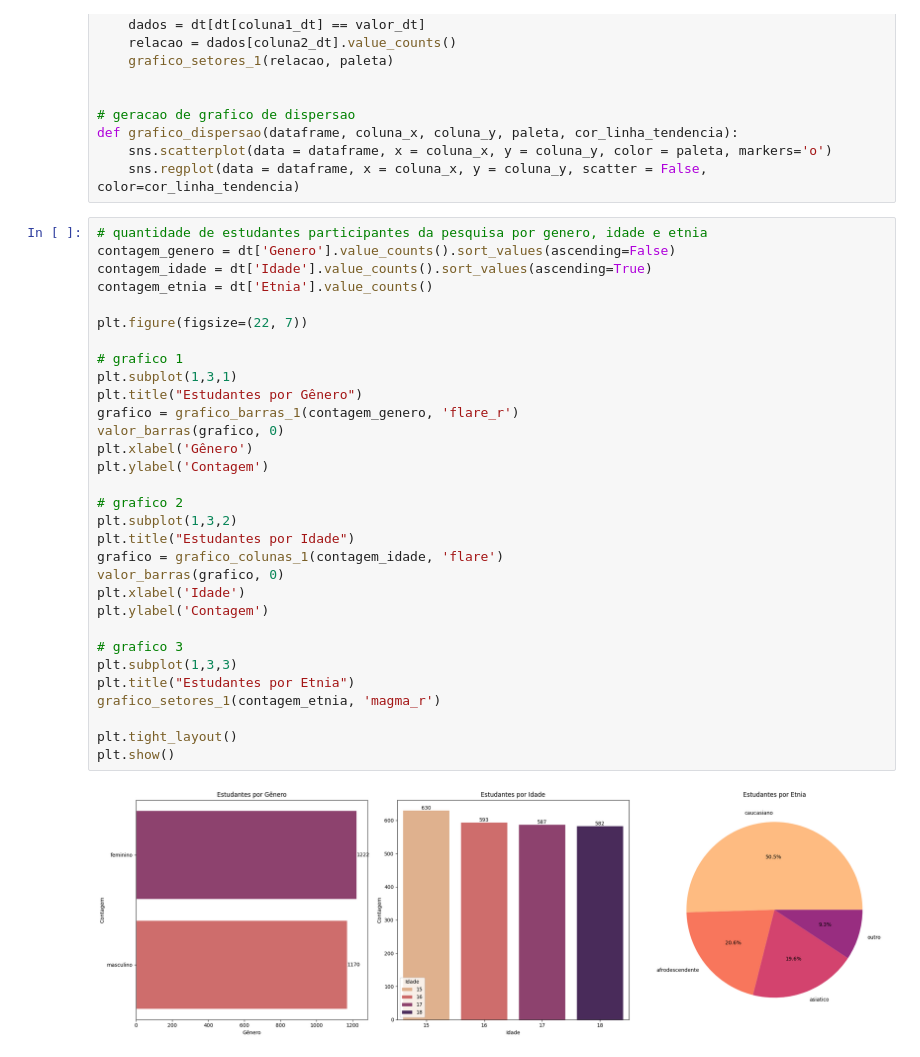
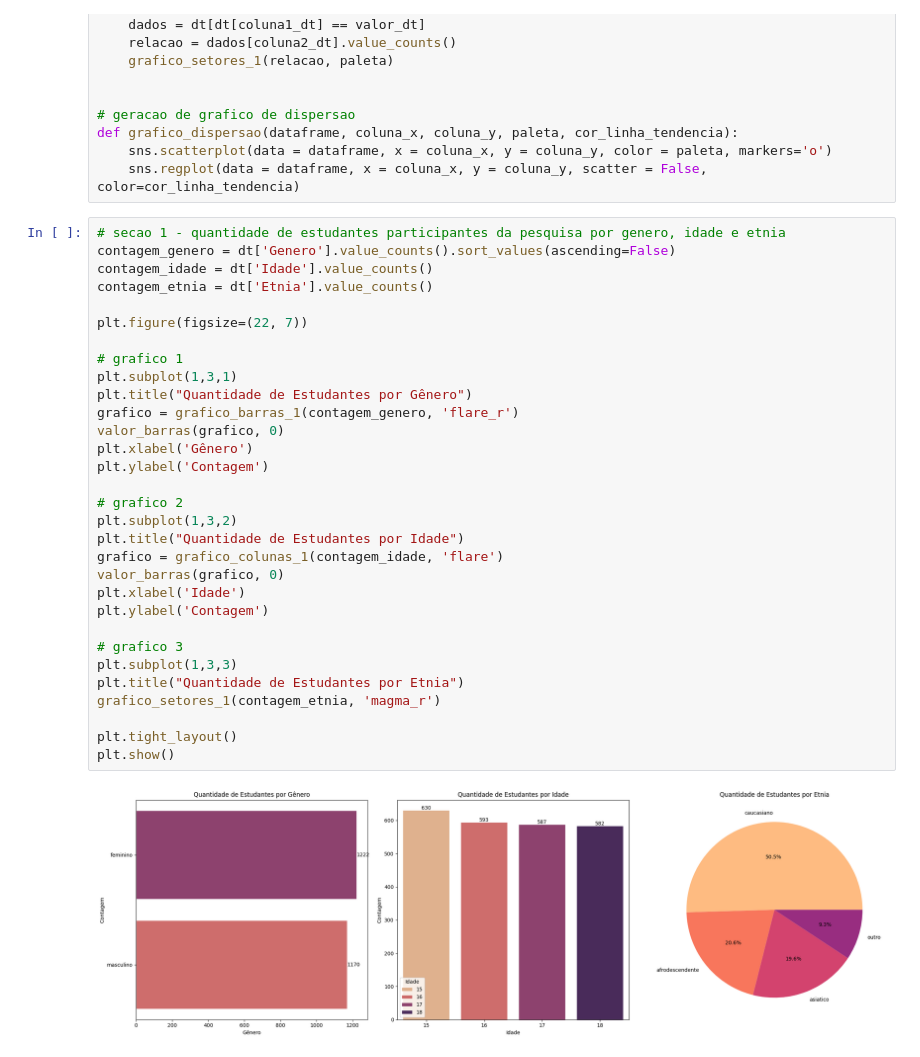
Before and after one commit to anavidev/dados-educacionais, a Jupyter notebook: notebook/analise_dados_educacionais.ipynb, the cells around one changed output. Cells and saved outputs as stored; diff of their text form.

```diff
--- a/notebook/analise_dados_educacionais.ipynb
+++ b/notebook/analise_dados_educacionais.ipynb
@@ -463,35 +462,35 @@ def grafico_dispersao(dataframe, coluna_x, coluna_y, paleta, cor_linha_tendencia
     sns.scatterplot(data = dataframe, x = coluna_x, y = coluna_y, color = paleta, markers='o')
     sns.regplot(data = dataframe, x = coluna_x, y = coluna_y, scatter = False, color=cor_linha_tendencia)
 # %%
-# quantidade de estudantes participantes da pesquisa por genero, idade e etnia
+# secao 1 - quantidade de estudantes participantes da pesquisa por genero, idade e etnia
 contagem_genero = dt['Genero'].value_counts().sort_values(ascending=False)
-contagem_idade = dt['Idade'].value_counts().sort_values(ascending=True)
+contagem_idade = dt['Idade'].value_counts()
 contagem_etnia = dt['Etnia'].value_counts()
 
 plt.figure(figsize=(22, 7))
 
 # grafico 1
 plt.subplot(1,3,1)
-plt.title("Estudantes por Gênero")
+plt.title("Quantidade de Estudantes por Gênero")
 grafico = grafico_barras_1(contagem_genero, 'flare_r')
 valor_barras(grafico, 0)
 plt.xlabel('Gênero')
 plt.ylabel('Contagem')
 
 # grafico 2
 plt.subplot(1,3,2)
-plt.title("Estudantes por Idade")
+plt.title("Quantidade de Estudantes por Idade")
 grafico = grafico_colunas_1(contagem_idade, 'flare')
 valor_barras(grafico, 0)
 plt.xlabel('Idade')
 plt.ylabel('Contagem')
 
 # grafico 3
 plt.subplot(1,3,3)
-plt.title("Estudantes por Etnia")
+plt.title("Quantidade de Estudantes por Etnia")
 grafico_setores_1(contagem_etnia, 'magma_r')
 
 plt.tight_layout()
 plt.show()
 # %% [output]
-[figure, old version]
+[figure, new version]
```
Also changed, not shown: parts of 23 cells of this notebook.
